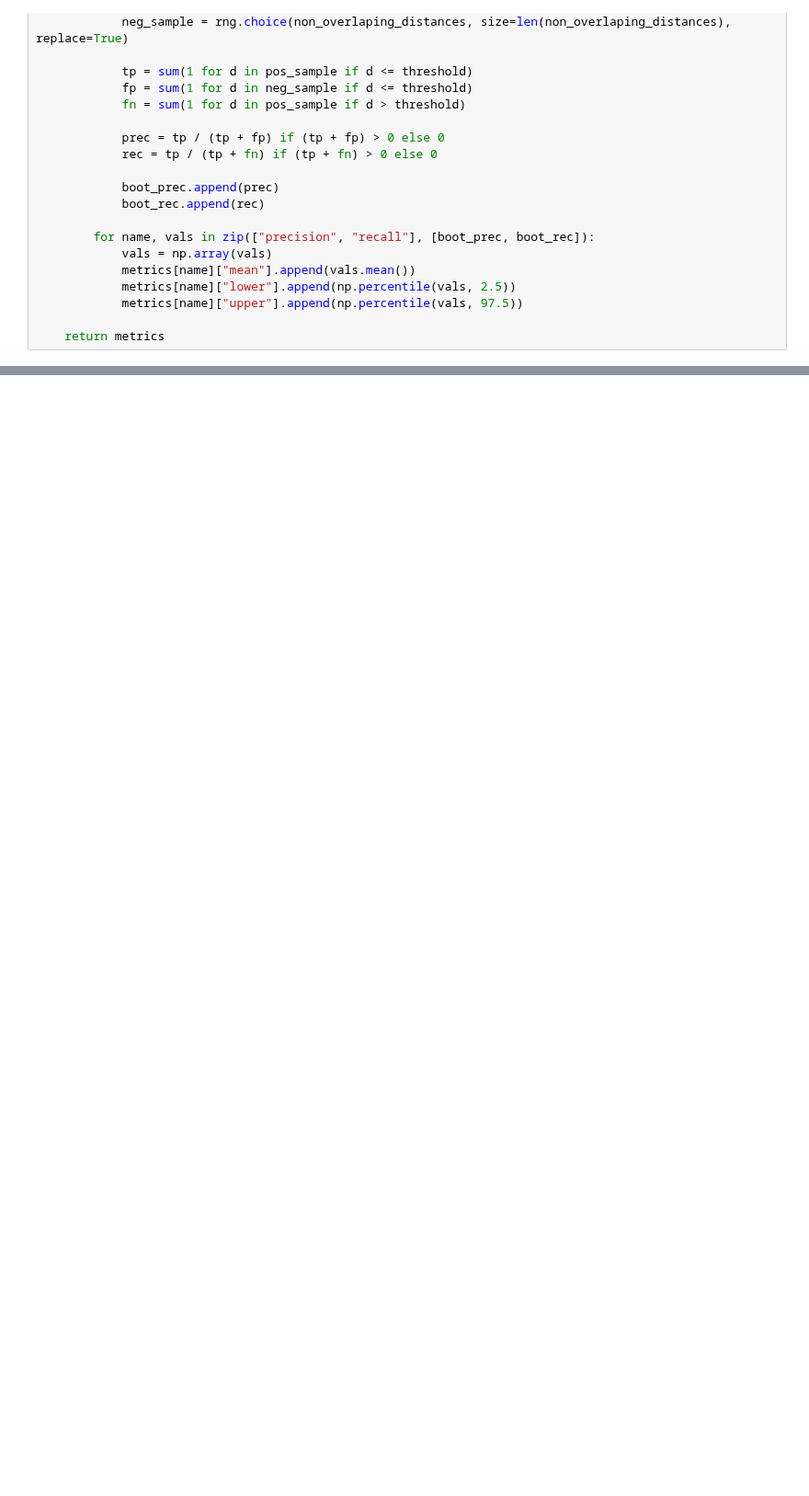
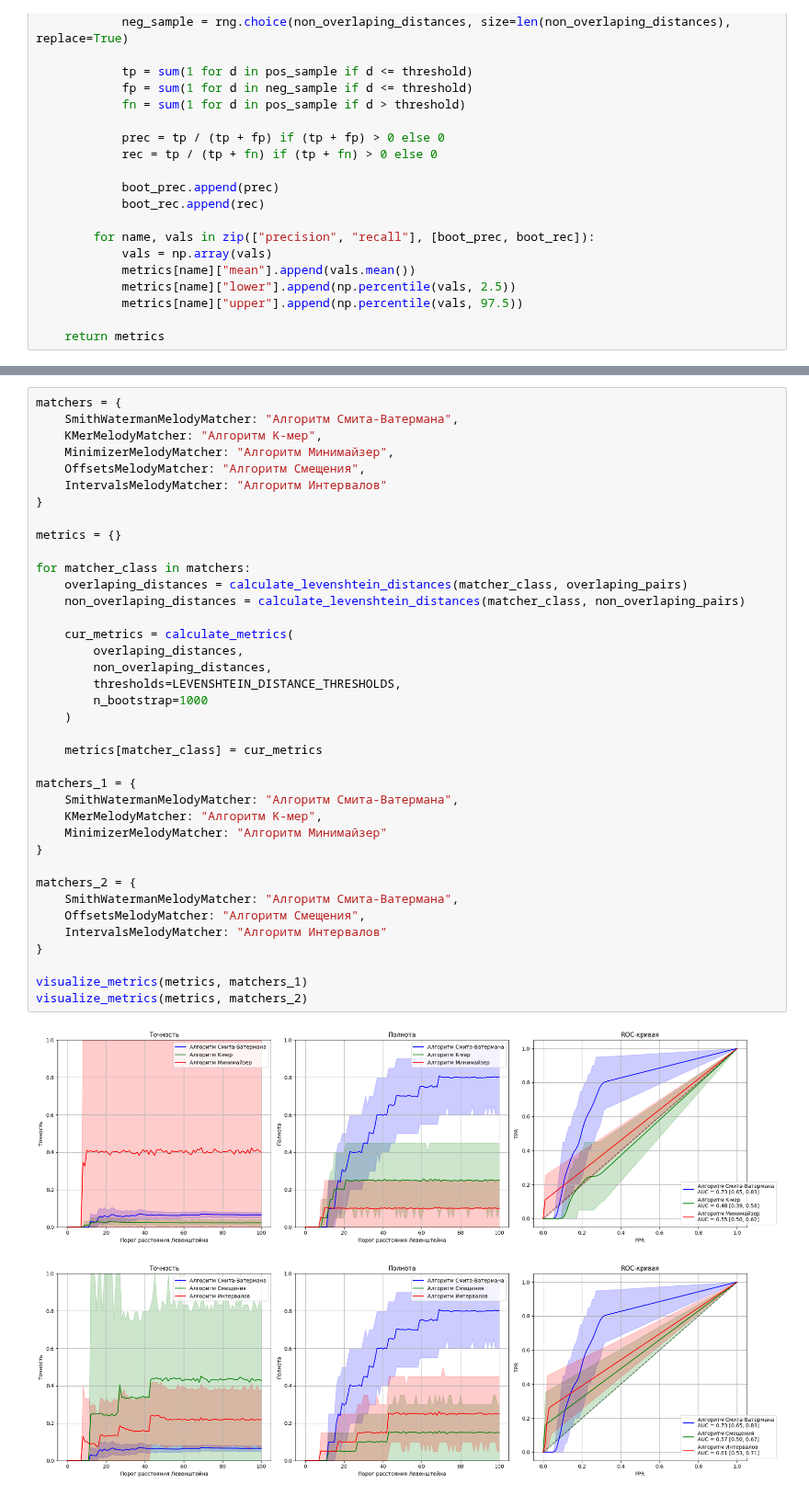
Before and after one commit to HerrPhoton/plagitune, a Jupyter notebook: notebooks/metrics/lowenstein.ipynb, the cells around one changed output, grey strips where cells are left out. Shown at 92% size. Saved outputs shown, nothing was run; the diff lists cells and outputs as text; blank space fills up the shorter version.

```diff
--- a/notebooks/metrics/lowenstein.ipynb
+++ b/notebooks/metrics/lowenstein.ipynb
@@ -306,0 +221,41 @@ plt.show()
+# %%
+matchers = {
+    SmithWatermanMelodyMatcher: "Алгоритм Смита-Ватермана",
+    KMerMelodyMatcher: "Алгоритм K-мер",
+    MinimizerMelodyMatcher: "Алгоритм Минимайзер",
+    OffsetsMelodyMatcher: "Алгоритм Смещения",
+    IntervalsMelodyMatcher: "Алгоритм Интервалов"
+}
+
+metrics = {}
+
+for matcher_class in matchers:
+    overlaping_distances = calculate_levenshtein_distances(matcher_class, overlaping_pairs)
+    non_overlaping_distances = calculate_levenshtein_distances(matcher_class, non_overlaping_pairs)
+
+    cur_metrics = calculate_metrics(
+        overlaping_distances,
+        non_overlaping_distances,
+        thresholds=LEVENSHTEIN_DISTANCE_THRESHOLDS,
+        n_bootstrap=1000
+    )
+
+    metrics[matcher_class] = cur_metrics
+
+matchers_1 = {
+    SmithWatermanMelodyMatcher: "Алгоритм Смита-Ватермана",
+    KMerMelodyMatcher: "Алгоритм K-мер",
+    MinimizerMelodyMatcher: "Алгоритм Минимайзер"
+}
+
+matchers_2 = {
+    SmithWatermanMelodyMatcher: "Алгоритм Смита-Ватермана",
+    OffsetsMelodyMatcher: "Алгоритм Смещения",
+    IntervalsMelodyMatcher: "Алгоритм Интервалов"
+}
+
+visualize_metrics(metrics, matchers_1)
+visualize_metrics(metrics, matchers_2)
+# %% [output]
+[figure, added]
+[figure, added]
```
Also changed, not shown: parts of 2 cells of this notebook.
